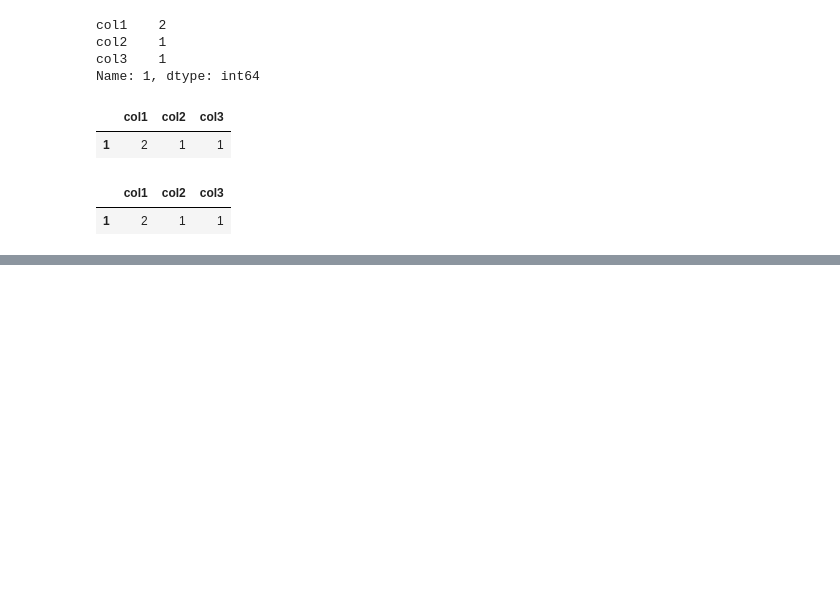
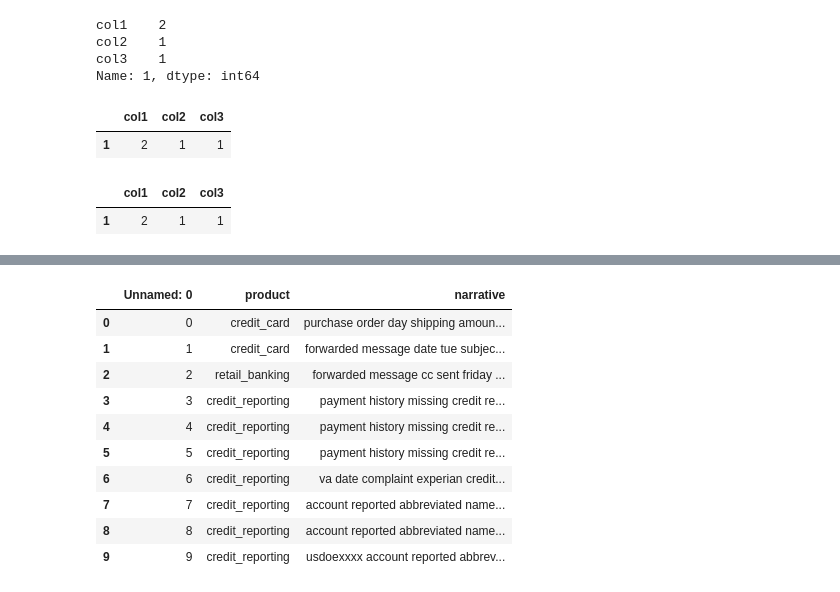
Before and after one commit to halpert3/complaint-content-classification-nlp, a Jupyter notebook: notebooks/playground.ipynb, the cells around one changed output, grey strips where cells are left out. Cells and saved outputs as stored; diff of their text form; code cells hidden in the pictures; blank space fills up the shorter version.

```diff
--- a/notebooks/playground.ipynb
+++ b/notebooks/playground.ipynb
@@ -169,0 +283,16 @@ TypeError: hasattr(): attribute name must be string
+# %%
+test_processed_df = pd.read_csv('../project_data/complaints_processed.csv')
+# %%
+test_processed_df.head(10)
+# %% [output]
+|  | Unnamed: 0 | product | narrative |
+| 0 | 0 | credit_card | purchase order day shipping amoun... |
+| 1 | 1 | credit_card | forwarded message date tue subjec... |
+| 2 | 2 | retail_banking | forwarded message cc sent friday ... |
+| 3 | 3 | credit_reporting | payment history missing credit re... |
+| 4 | 4 | credit_reporting | payment history missing credit re... |
+| 5 | 5 | credit_reporting | payment history missing credit re... |
+| 6 | 6 | credit_reporting | va date complaint experian credit... |
+| 7 | 7 | credit_reporting | account reported abbreviated name... |
+| 8 | 8 | credit_reporting | account reported abbreviated name... |
+| 9 | 9 | credit_reporting | usdoexxxx account reported abbrev... |
```
Also changed, not shown: parts of 27 cells of this notebook, 3 other files.
